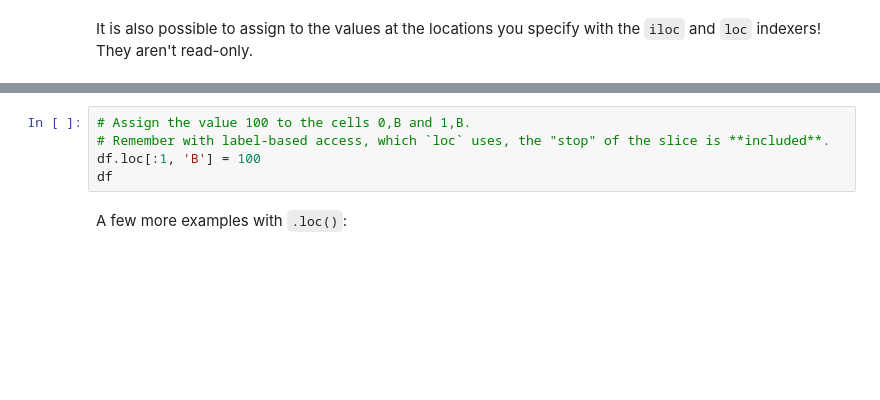
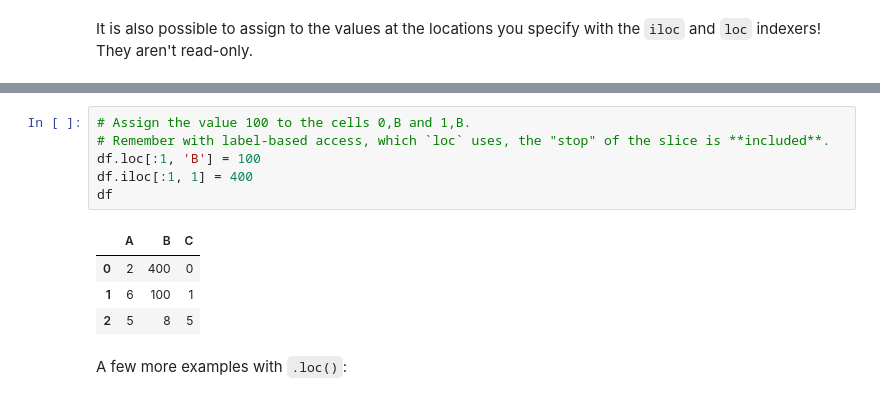
Before and after one commit to 21104988d/AF3214, a Jupyter notebook: Lecture 4/Bootcamp_4_Lecture_Part_1.ipynb, the cells around one changed output, grey strips where cells are left out. Saved outputs shown, nothing was run; the diff lists cells and outputs as text; blank space fills up the shorter version.

```diff
--- a/Lecture 4/Bootcamp_4_Lecture_Part_1.ipynb
+++ b/Lecture 4/Bootcamp_4_Lecture_Part_1.ipynb
@@ -678,8 +686,14 @@ df
 # %%
 # Assign the value 100 to the cells 0,B and 1,B.
 # Remember with label-based access, which `loc` uses, the "stop" of the slice is **included**.
 df.loc[:1, 'B'] = 100
+df.iloc[:1, 1] = 400
 df
+# %% [output]
+|  | A | B | C |
+| 0 | 2 | 400 | 0 |
+| 1 | 6 | 100 | 1 |
+| 2 | 5 | 8 | 5 |
 # %% [markdown]
 A few more examples with `.loc()`:
 # %%
```
Also changed, not shown: parts of 16 cells of this notebook.
